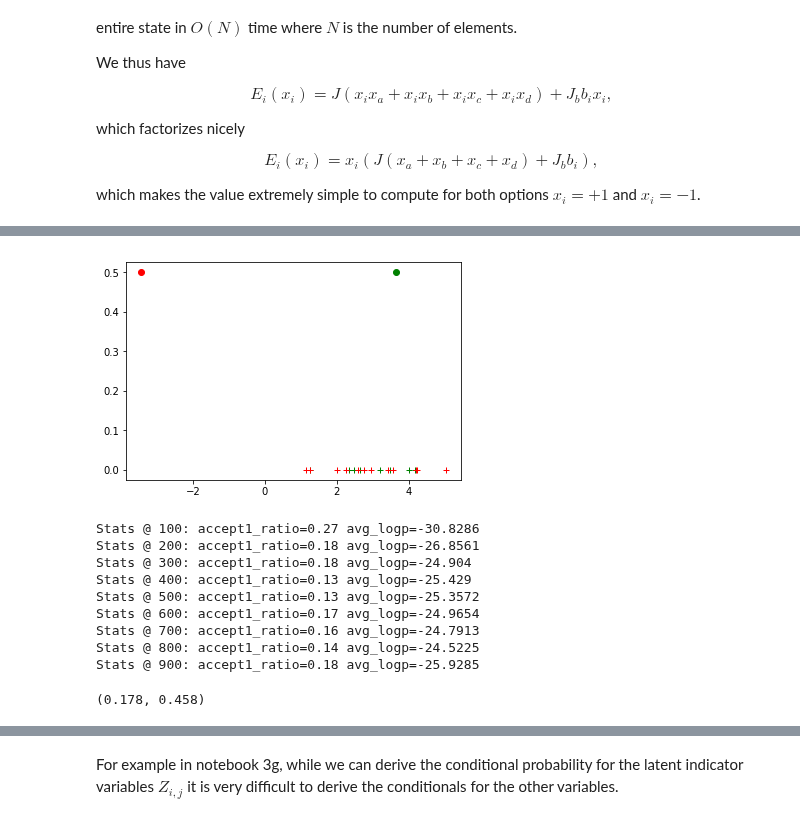
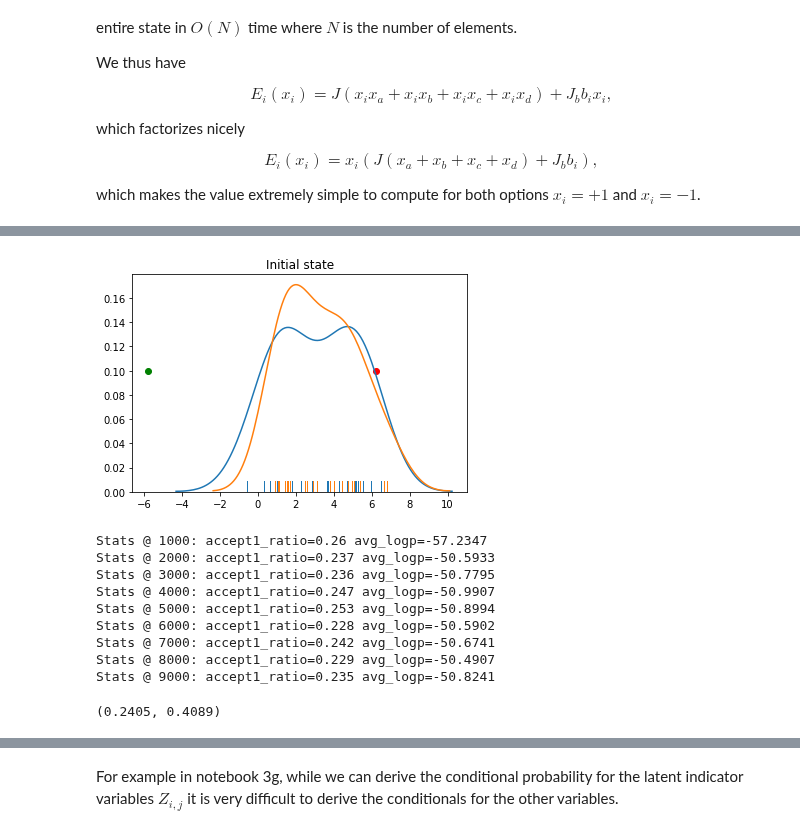
Before and after one commit to fonnesbeck/PyMC3_DataScienceLA, a Jupyter notebook: notebooks/3i. Gibbs sampling.ipynb, the cells around one changed output, grey strips where cells are left out. Saved outputs shown, nothing was run; the diff lists cells and outputs as text; code cells hidden in the pictures.

```diff
--- a/notebooks/3i. Gibbs sampling.ipynb
+++ b/notebooks/3i. Gibbs sampling.ipynb
@@ -302,0 +267,5 @@ data = generate_data(2.0, 4.0, N)
+# %%
+# Let's make the problem easy :)
+N = 20
+true_mu0, true_mu1 = 2.0, 5.0
+data = generate_data(true_mu0, true_mu1, N)
@@ -310,8 +291,13 @@ array([1.25162678, 2.96755458, 2.75038663, 3.19798023, 2.35267264,
 # %%
 v_init = {
+    'mu0': nr.randn() * 10,
     'mu1': nr.randn() * 10,
-    'mu2': nr.randn() * 10,
     'Z' : np.where(nr.rand(2*N) < 0.5, 0, 1)
 }
+
+# ensure ordering holds
+if v_init['mu1'] < v_init['mu0']:
+    v_init['mu0'], v_init['mu1'] = v_init['mu1'], v_init['mu0']
+
 v_init, log_posterior(v_init, data)
 # %% [output]
@@ -327,11 +314,12 @@ log_prior(v_init), log_likelihood(v_init, data)
 def plot_state(v):
     global data
     Z=v['Z']
-    plt.plot([v['mu1']], [0.5], 'go')
-    plt.plot([v['mu2']], [0.5],'ro')
-    plt.plot(data[Z==0], np.zeros(np.sum(1-Z)),'+g')
-    plt.plot(data[Z==1], np.zeros(np.sum(Z)), '+r')
+    plt.plot([v['mu0']], [0.1], 'go')
+    plt.plot([v['mu1']], [0.1], 'ro')
+    sns.distplot(data[Z==0], hist=False, rug=True)
+    sns.distplot(data[Z==1], hist=False, rug=True)
 # %%
 plot_state(v_init)
+plt.title('Initial state');
 # %% [output]
-[figure, old version]
+[figure, new version]
@@ -368,17 +390,17 @@ def metropolis_within_gibbs(v_init, n, status_period = None):
 
     return states, float(np.sum(was_accept1)) / n, float(np.sum(was_accept2)) / n
 # %%
-states, ar1, ar2 = metropolis_within_gibbs(v_init, 1000)
+states, ar1, ar2 = metropolis_within_gibbs(v_init, 10000, status_period=1000)
 ar1, ar2
 # %% [output]
-Stats @ 100: accept1_ratio=0.27 avg_logp=-30.8286
-Stats @ 200: accept1_ratio=0.18 avg_logp=-26.8561
-Stats @ 300: accept1_ratio=0.18 avg_logp=-24.904
-Stats @ 400: accept1_ratio=0.13 avg_logp=-25.429
-Stats @ 500: accept1_ratio=0.13 avg_logp=-25.3572
-Stats @ 600: accept1_ratio=0.17 avg_logp=-24.9654
-Stats @ 700: accept1_ratio=0.16 avg_logp=-24.7913
-Stats @ 800: accept1_ratio=0.14 avg_logp=-24.5225
-Stats @ 900: accept1_ratio=0.18 avg_logp=-25.9285
+Stats @ 1000: accept1_ratio=0.26 avg_logp=-57.2347
+Stats @ 2000: accept1_ratio=0.237 avg_logp=-50.5933
+Stats @ 3000: accept1_ratio=0.236 avg_logp=-50.7795
+Stats @ 4000: accept1_ratio=0.247 avg_logp=-50.9907
+Stats @ 5000: accept1_ratio=0.253 avg_logp=-50.8994
+Stats @ 6000: accept1_ratio=0.228 avg_logp=-50.5902
+Stats @ 7000: accept1_ratio=0.242 avg_logp=-50.6741
+Stats @ 8000: accept1_ratio=0.229 avg_logp=-50.4907
+Stats @ 9000: accept1_ratio=0.235 avg_logp=-50.8241
-(0.178, 0.458)
+(0.2405, 0.4089)
 # %%
```
Also changed, not shown: parts of 19 cells of this notebook.
